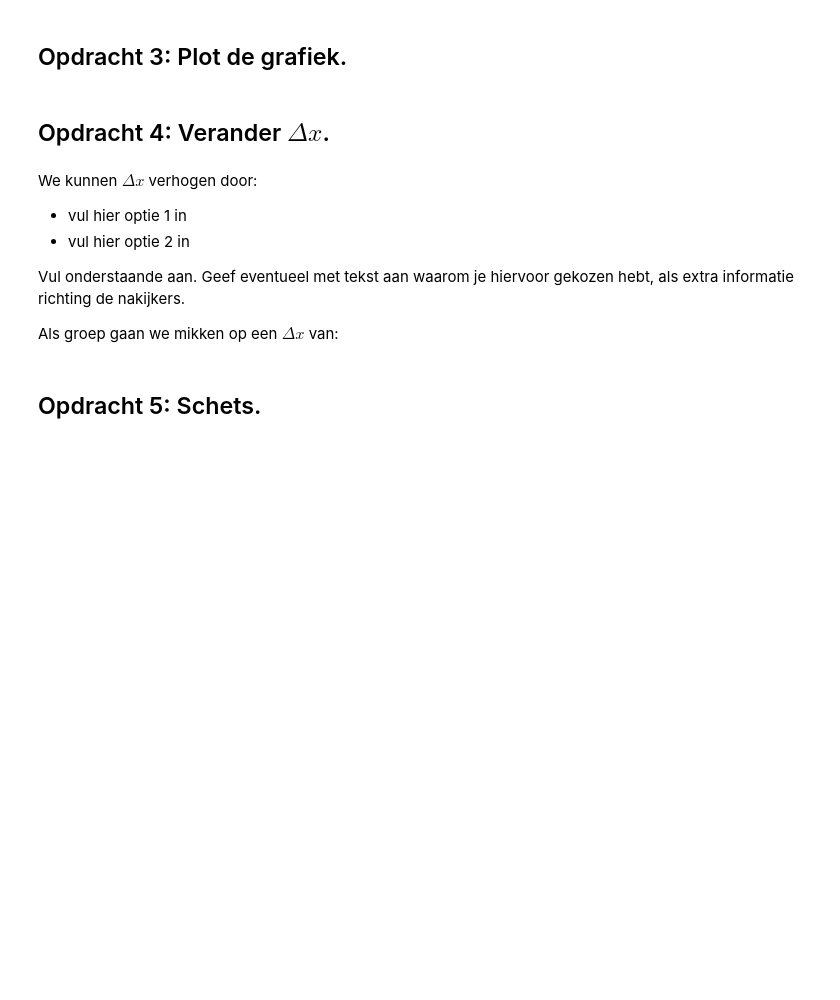
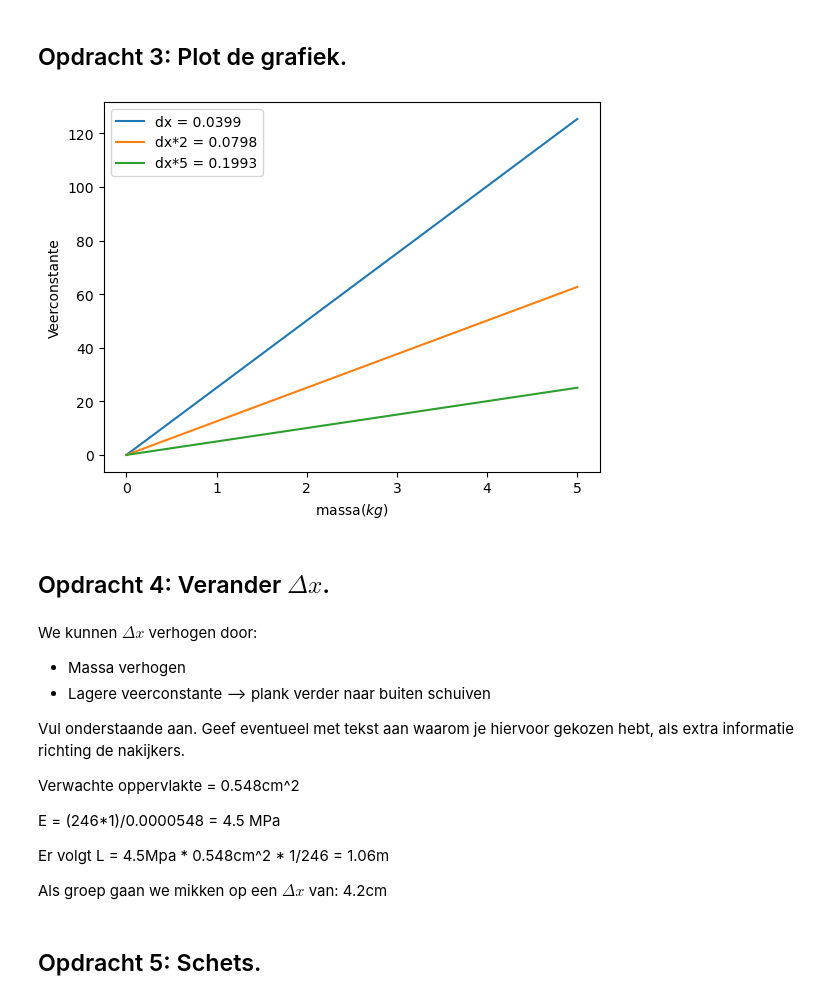
Before and after one commit to Fynn-Vrolijk123/DEF-D-Fynn-Vrolijk, a Jupyter notebook: FysiekeOntwerpopdrachten/5MaakEenOpstellingTrillingsvrij/Ontwerpopdracht5MaakEenOpstellingTrillingsvrijInvulTemplate.ipynb, the cells around one changed output. Saved outputs shown, nothing was run; the diff lists cells and outputs as text; code cells hidden in the pictures; blank space fills up the shorter version.

```diff
--- a/FysiekeOntwerpopdrachten/5MaakEenOpstellingTrillingsvrij/Ontwerpopdracht5MaakEenOpstellingTrillingsvrijInvulTemplate.ipynb
+++ b/FysiekeOntwerpopdrachten/5MaakEenOpstellingTrillingsvrij/Ontwerpopdracht5MaakEenOpstellingTrillingsvrijInvulTemplate.ipynb
@@ -58,14 +75,35 @@ Vul onderstaande tabel in:
+# %%
+m = np.linspace(0,5,100)
+C1 = np.linspace(0,5/dx,100)
+C2 = C1*0.5
+C3 = C1*0.2
+plt.plot(m,C1, label =  'dx = 0.0399')
+plt.plot(m,C2, label =  'dx*2 = 0.0798')
+plt.plot(m,C3, label = 'dx*5 = 0.1993')
+plt.xlabel('massa($kg$)')
+plt.ylabel('Veerconstante')
+plt.legend()
+plt.show()
+plt.savefig('GrafiekDEFD5')
+# %% [output]
+[figure, added]
 # %% [markdown]
 ## Opdracht 4: Verander $\Delta x$.
 # %% [markdown]
 We kunnen $\Delta x$ verhogen door:
 
-- vul hier optie 1 in
-- vul hier optie 2 in
+- Massa verhogen
+- Lagere veerconstante --> plank verder naar buiten schuiven
 
 Vul onderstaande aan. Geef eventueel met tekst aan waarom je hiervoor gekozen hebt, als extra informatie richting de nakijkers.
 
-Als groep gaan we mikken op een $\Delta x$ van:
+Verwachte oppervlakte = 0.548cm^2
+
+E = (246*1)/0.0000548 = 4.5 MPa
+
+Er volgt L = 4.5Mpa * 0.548cm^2 * 1/246 = 1.06m
+
+Als groep gaan we mikken op een $\Delta x$ van: 4.2cm
 # %% [markdown]
 ## Opdracht 5: Schets.
 # %% [markdown]
```
Also changed, not shown: parts of 9 cells of this notebook, 1 other file.
